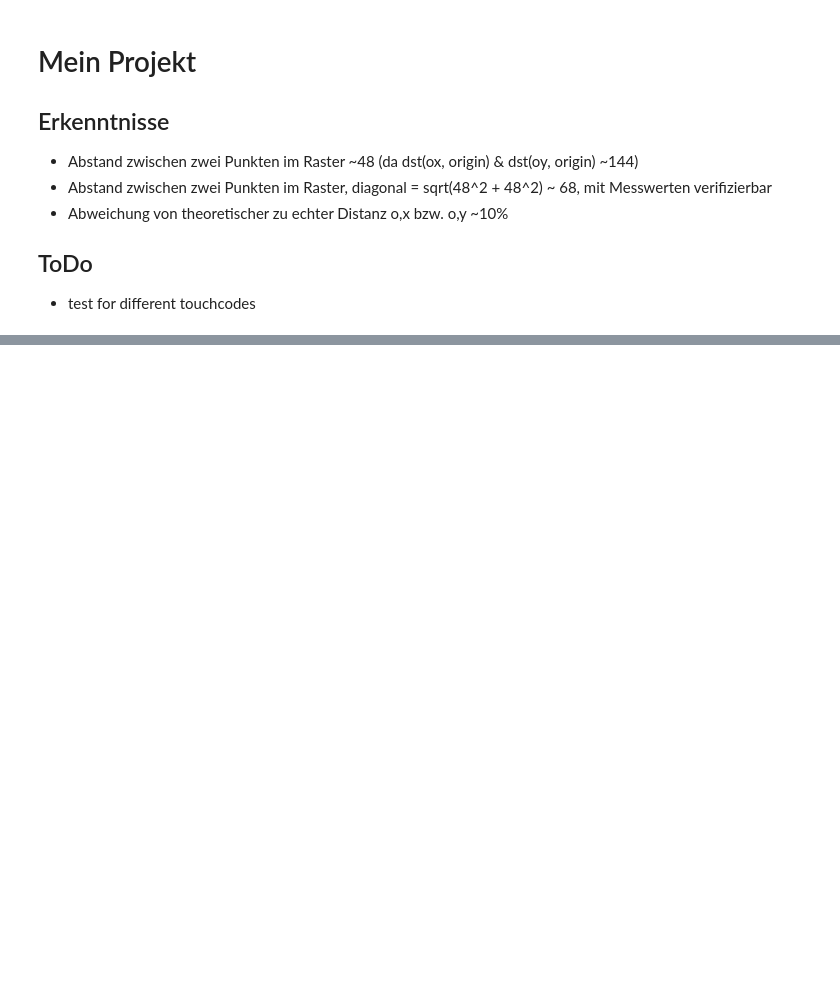
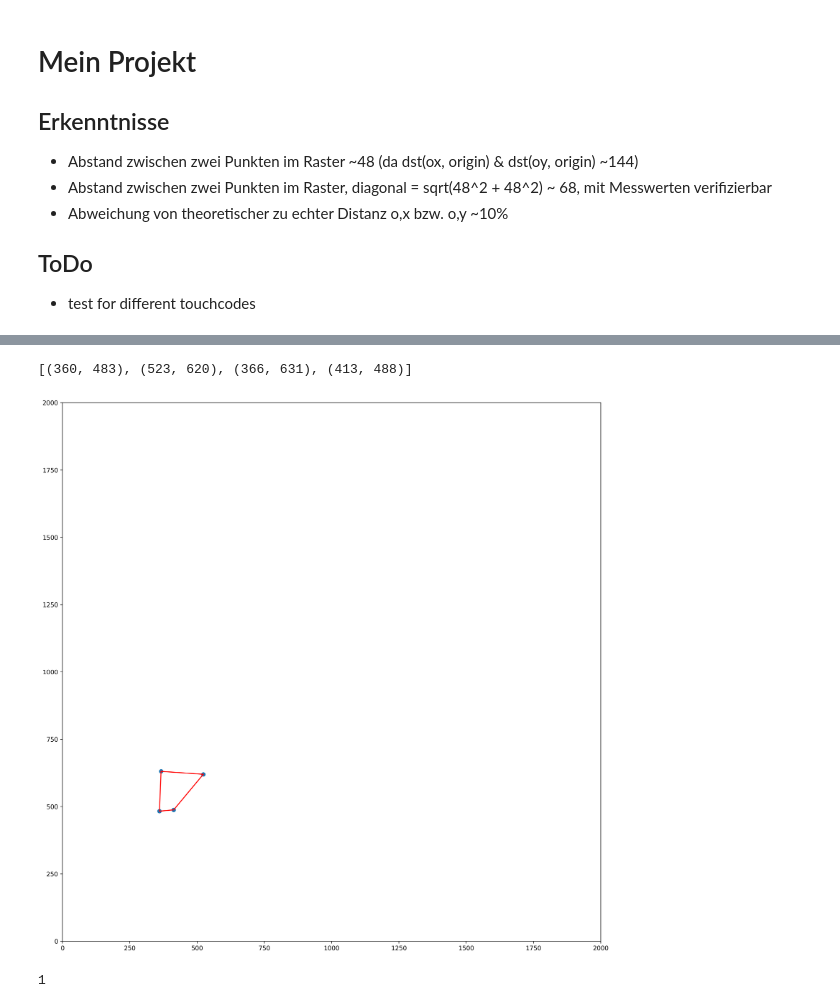
Before and after one commit to informatik-mannheim/tangible-touch, a Jupyter notebook: python/TangibleTouch.ipynb, the cells around one changed output, grey strips where cells are left out. Cells and saved outputs as stored; diff of their text form; code cells hidden in the pictures; blank space fills up the shorter version.

```diff
--- a/python/TangibleTouch.ipynb
+++ b/python/TangibleTouch.ipynb
@@ -12,6 +12,8 @@ ToDo
 - test for different touchcodes
 # %%
 samples = {}
+
+samples[0x1] = [[(360,483),(523,620),(366,631),(413,488)]]
 
 """valid samples for touchcode 0x80"""
 samples[0x80] = [[(1643,614),(1450,649),(1555,663),(1568,731)],
@@ -155,7 +157,7 @@ def find_vx_vy(hull, origin, v1, v2):
             origin_index = v
 
     # roll the vertices to start with the origin. vx will always be to the right of the origin, vy will be left
-    verts = np.roll(hull.vertices, np.asscalar(np.where(hull.vertices == origin_index)[0]))
+    verts = np.roll(hull.vertices, -np.asscalar(np.where(hull.vertices == origin_index)[0]))
 
     for v in verts:
         if np.array_equal(hull.points[v], v1):
@@ -216,8 +218,15 @@ def touchcode_from_points(points):
 
     return touchcode
 
+def xmirror(points, max_y):
+    mirrored_points = []
 
-def check_touchcode(points):
+    for point in points:
+        mirrored_points.append((point[0], max_y - point[1]))
+
+    return mirrored_points
+
+def check_touchcode(points, x_mirror=True, max_y=1080):
     """Main API function. Takes a list of points, finds the reference system in it and tries to decode
     the corresponding touchcode.
 
@@ -228,6 +237,9 @@ def check_touchcode(points):
     if points is None or not isinstance(points, list):
         return no_result
 
+    if x_mirror:
+        points = xmirror(points, max_y)
+
     reference_system = get_orientation_marks(points)
 
     if reference_system is None:
@@ -237,12 +249,12 @@ def check_touchcode(points):
 
     return touchcode_from_points(touchpoints)
 
-def check_touchcode_str(coord_string):
+def check_touchcode_str(coord_string, x_mirror=True):
     """
     Wrapper around check_touchcode_lst to make it externally callable with a string of coordinates.
     """
 
-    return check_touchcode(string_to_coords(coord_string))
+    return check_touchcode(string_to_coords(coord_string), x_mirror)
 # %%
 import unittest
 from unittest import *
@@ -690 +680,15 @@ convex_hull(sample)
 [figure]
+# %%
+sample = samples[0x1][0]
+print(sample)
+convex_hull(sample)
+print(check_touchcode(sample))
+
+#print(check_touchcode(samples[0x80][0]))
+#print(check_touchcode(None))
+#print(check_touchcode_str("[(0,0),(0,3),(3,0),(2,3),(1,3)]"))
+#print(check_touchcode_str("+++A LOT OF GARGABE+++"))
+# %% [output]
+[(360, 483), (523, 620), (366, 631), (413, 488)]
+[figure, added]
+1
```
Also changed, not shown: parts of 3 cells of this notebook, 2 other files.
